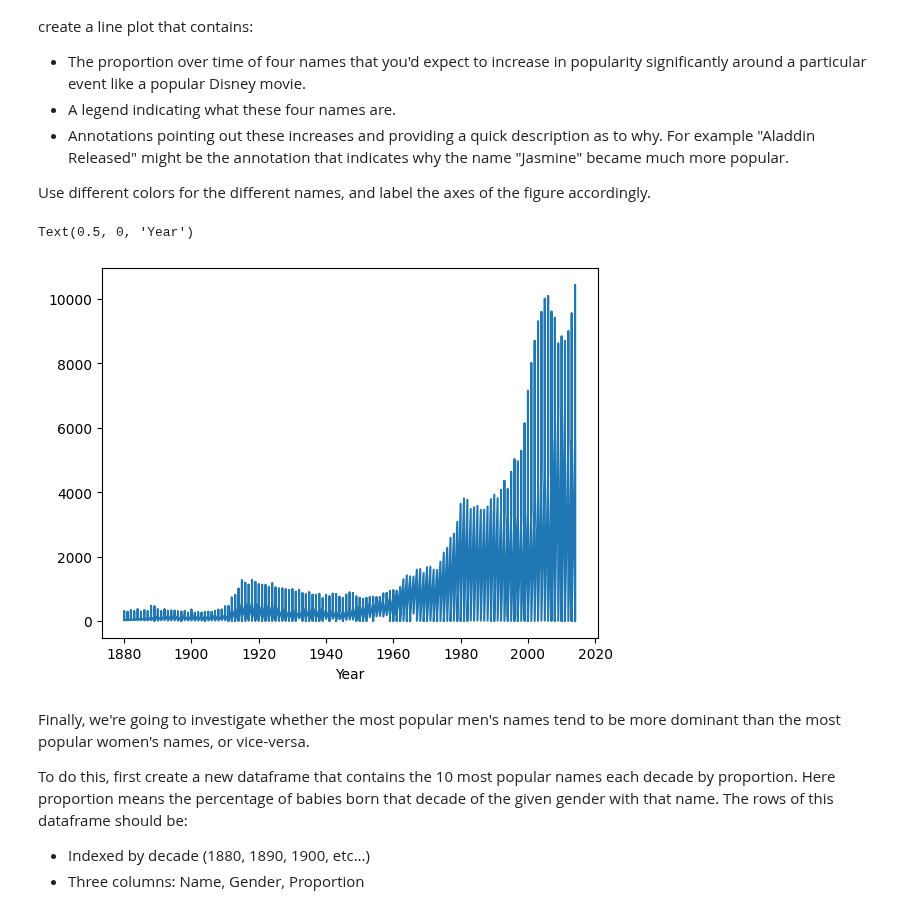
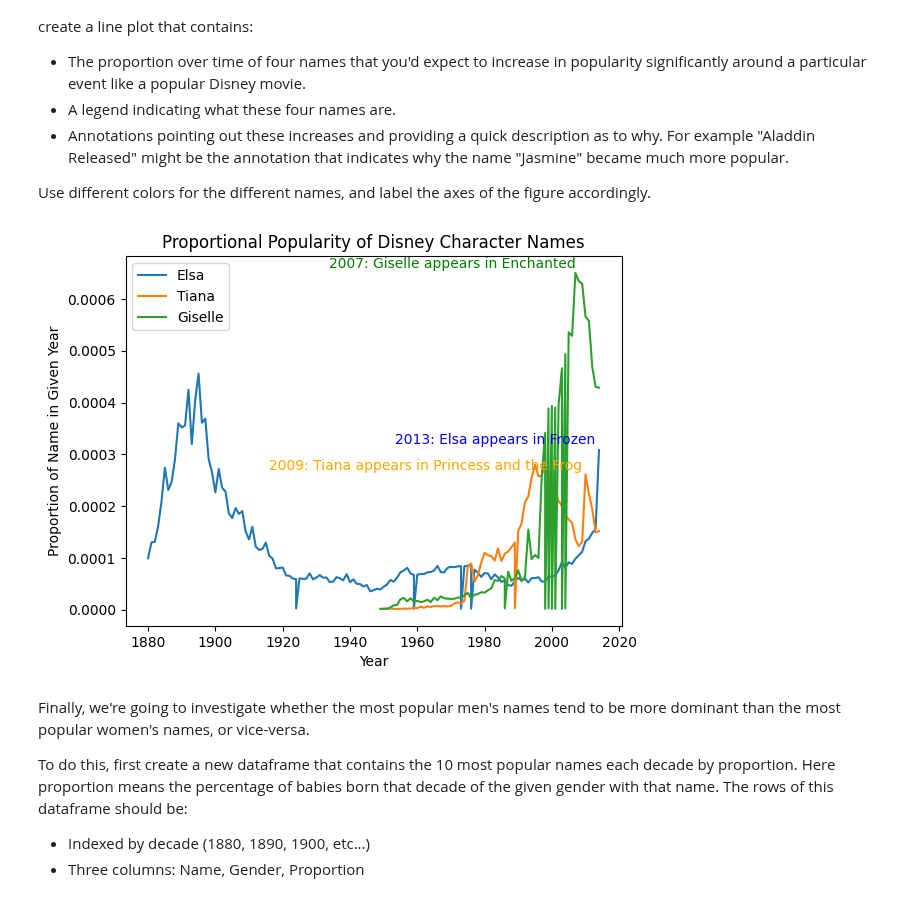
Before and after one commit to robchristiansen13/Learning, a Jupyter notebook: WeberState/CS 6570 (Data Science Algorithms I)/Assignments/CS-6570 Homework 2.ipynb, the cells around one changed output. Saved outputs shown, nothing was run; the diff lists cells and outputs as text; code cells hidden in the pictures.

Commit message:
Got Disney character plot working

```diff
--- a/WeberState/CS 6570 (Data Science Algorithms I)/Assignments/CS-6570 Homework 2.ipynb
+++ b/WeberState/CS 6570 (Data Science Algorithms I)/Assignments/CS-6570 Homework 2.ipynb
@@ -114,18 +114,26 @@ Next, like the spike we saw with "Dylan" around 1990, there are other names asso
 Use different colors for the different names, and label the axes of the figure accordingly.
 # %%
 #TODO: Draw the line plots described above.
-SearchNames = ['Luke', 'Leah', 'Hans', 'Ben']
-df_starwars = df_names.loc[(df_names['Name'].isin(SearchNames))] # Source: https://www.geeksforgeeks.org/how-to-check-if-pandas-column-has-value-from-list-of-string/
-df_starwars
+SearchNames = ['Elsa', 'Tiana','Giselle']
+df_stars = df_names.loc[(df_names['Name'].isin(SearchNames))] # Source: https://www.geeksforgeeks.org/how-to-check-if-pandas-column-has-value-from-list-of-string/
+
+
 fig, ax = plt.subplots()
-ax.plot(df_starwars['Year'], df_starwars['Count'])
+for item in SearchNames:
+    ax.plot(df_stars[['Year']].loc[df_stars['Name']==item], df_stars[['prop']].loc[df_stars['Name']==item], label = item)
 
+ax.legend()
+ax.set_title('Proportional Popularity of Disney Character Names')
 ax.set_xlabel('Year')
-ax.set_ylabel('Male Babies Named Dylan')
-# plt.show()
+ax.set_ylabel('Proportion of Name in Given Year')
+ax.annotate("2009: Tiana appears in Princess and the Frog", xy=(2009, .00027), color='orange', horizontalalignment='right')
+ax.annotate("2013: Elsa appears in Frozen", xy=(2013, .00032), color='blue', horizontalalignment='right')
+ax.annotate("2007: Giselle appears in Enchanted", xy=(2007, .00066), color='green', horizontalalignment='right')
+
+# ax.annotate(2009, 0.0028, "2009: Princess and the Frog")
+plt.show()
 # %% [output]
-Text(0.5, 0, 'Year')
-[figure, old version]
+[figure, new version]
 # %% [markdown]
 Finally, we're going to investigate whether the most popular men's names tend to be more dominant than the most popular women's names, or vice-versa.
 
```
